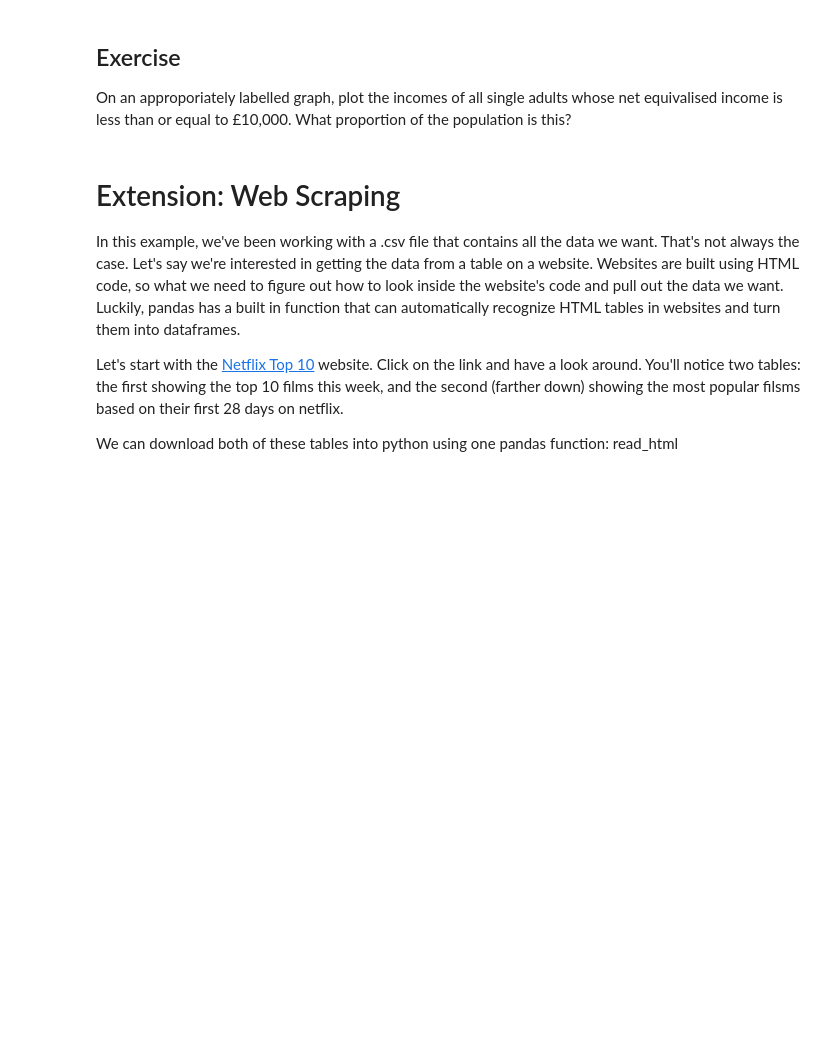
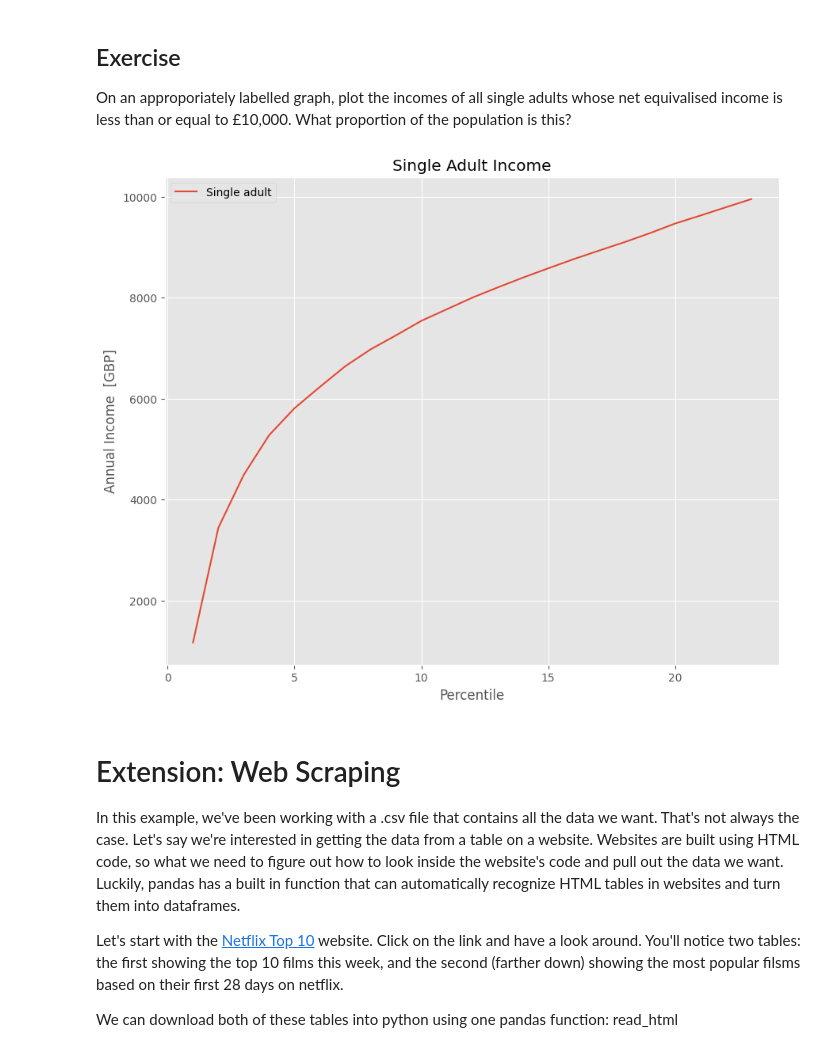
Before and after one commit to annagooding/QM2-2024, a Jupyter notebook: notebooks/W02. Pandas.ipynb, the cells around one changed output. Saved outputs shown, nothing was run; the diff lists cells and outputs as text; code cells hidden in the pictures; blank space fills up the shorter version.

```diff
--- a/notebooks/W02. Pandas.ipynb
+++ b/notebooks/W02. Pandas.ipynb
@@ -373,6 +456,23 @@ We won't dwell on comparative operative, here we've used ">" to mean "is greater
 # %% [markdown]
 ## Exercise
 On an approporiately labelled graph, plot the incomes of all single adults whose net equivalised income is less than or equal to £10,000. What proportion of the population is this?
+# %%
+clean_single_adult = income[['Single adult']]
+clean_single_adult = clean_single_adult.replace(',', '', regex=True)
+clean_single_adult = clean_single_adult.replace('-', 'NaN', regex=True).astype('float')
+
+
+plot_single_adult = clean_single_adult[clean_single_adult['Single adult']<=10000]
+
+plot_single_adult.plot()
+plt.title('Single Adult Income')
+plt.xlabel('Percentile')
+plt.ylabel('Annual Income  [GBP]')
+plt.show()
+
+#23% of the population make less than or equal to £10,000 a year
+# %% [output]
+[figure, added]
 # %% [markdown]
 # Extension: Web Scraping
 
```
Also changed, not shown: parts of 21 cells of this notebook.
